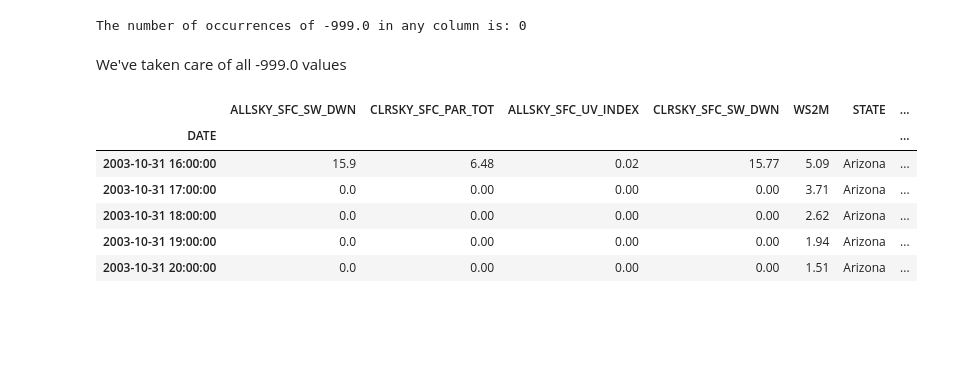
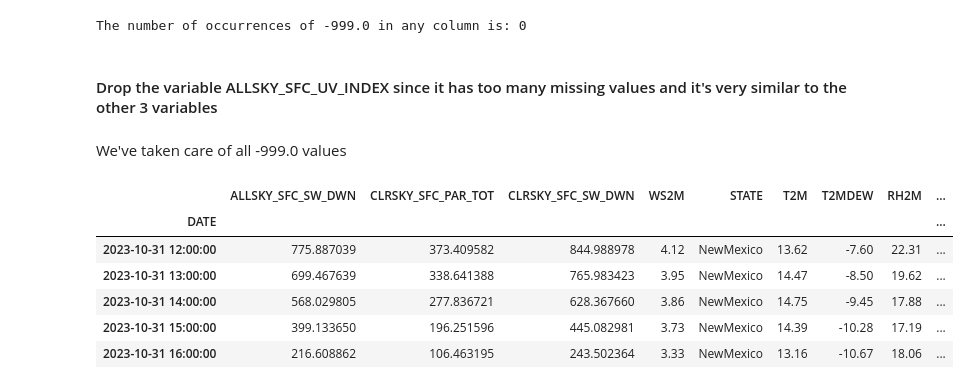
Before and after one commit to cjzaffaroni/Springboard, a Jupyter notebook: CapstoneThree/Capstone3_DataWrangling.ipynb, the cells around one changed output. Drawn from its saved outputs; the diff is of its cells as text; code cells hidden in the pictures; blank space fills up the shorter version.

Commit message:
Update files of Data wrangling and EDA process Capstone 3

```diff
--- a/CapstoneThree/Capstone3_DataWrangling.ipynb
+++ b/CapstoneThree/Capstone3_DataWrangling.ipynb
@@ -1319,22 +1319,3 @@ unique values: DatetimeIndex(['2003-11-19 12:00:00', '2004-01-29 10:00:00',
               dtype='datetime64[ns]', name='DATE', length=3888, freq=None)
 # %% [markdown]
 I'll replace the -999 values with the surrounding average (1 hour before and 1 hour after)
-# %%
-
-# Replace -999 with NaN to average
-
-df.replace(-999.0, np.nan, inplace=True)
-
-# Iterate through columns
-
-for col in ['ALLSKY_SFC_SW_DWN', 'CLRSKY_SFC_PAR_TOT', 'CLRSKY_SFC_PAR_TOT', 'CLRSKY_SFC_SW_DWN']:
-    # Identify rows with -999
-    mask = np.isnan(df[col])
-
-    # Replace -999 with the average of one before and one after
-    df[col] = np.where(mask, (df[col].shift() + df[col].shift(-1)) / 2, df[col])
-
-
-# Display the describe function for the DataFrame with -999 replaced by the average. Take a look at max, min and other information provided in describe
-
-df.describe()
@@ -1350,0 +1322,11 @@ df.describe()
+# %%
+# Replace -999 with NaN to average
+df.replace(-999.0, np.nan, inplace=True)
+
+# Iterate through columns
+for col in ['ALLSKY_SFC_SW_DWN', 'CLRSKY_SFC_PAR_TOT', 'CLRSKY_SFC_PAR_TOT', 'CLRSKY_SFC_SW_DWN']:
+    # Group by the hour of the day and fill NaN with the mean of each group
+    df[col] = df.groupby(df.index.hour)[col].transform(lambda x: x.fillna(x.mean()))
+
+# Display the describe function for the DataFrame with NaN replaced by the mean of the corresponding group. Take a look at max, min, and other information provided in describe
+df.describe()
@@ -1361,18 +1376,23 @@ count_of_occurrences = (df == value_to_find).sum().sum()
 print(f'The number of occurrences of {value_to_find} in any column is: {count_of_occurrences}')
 # %% [output]
 The number of occurrences of -999.0 in any column is: 0
+# %% [markdown]
+#### Drop the variable ALLSKY_SFC_UV_INDEX since it has too many missing values and it's very similar to the other 3 variables
+# %%
+
+df.drop('ALLSKY_SFC_UV_INDEX', axis=1, inplace=True)
 # %% [markdown]
 We've taken care of all -999.0 values
 # %%
 # I will drop the columns YEAR, MO, DY, HR since I already incorporated it into the TIME variable.
 
 df = df.drop(columns=['YEAR','MO','DY','HR'])
-df.head()
+df.tail()
 # %% [output]
-|  | ALLSKY_SFC_SW_DWN | CLRSKY_SFC_PAR_TOT | ALLSKY_SFC_UV_INDEX | CLRSKY_SFC_SW_DWN | WS2M | STATE | ... |
-| DATE |  |  |  |  |  |  | ... |
-| 2003-10-31 16:00:00 | 15.9 | 6.48 | 0.02 | 15.77 | 5.09 | Arizona | ... |
-| 2003-10-31 17:00:00 | 0.0 | 0.00 | 0.00 | 0.00 | 3.71 | Arizona | ... |
-| 2003-10-31 18:00:00 | 0.0 | 0.00 | 0.00 | 0.00 | 2.62 | Arizona | ... |
-| 2003-10-31 19:00:00 | 0.0 | 0.00 | 0.00 | 0.00 | 1.94 | Arizona | ... |
-| 2003-10-31 20:00:00 | 0.0 | 0.00 | 0.00 | 0.00 | 1.51 | Arizona | ... |
+|  | ALLSKY_SFC_SW_DWN | CLRSKY_SFC_PAR_TOT | CLRSKY_SFC_SW_DWN | WS2M | STATE | T2M | T2MDEW | RH2M | ... |
+| DATE |  |  |  |  |  |  |  |  | ... |
+| 2023-10-31 12:00:00 | 775.887039 | 373.409582 | 844.988978 | 4.12 | NewMexico | 13.62 | -7.60 | 22.31 | ... |
+| 2023-10-31 13:00:00 | 699.467639 | 338.641388 | 765.983423 | 3.95 | NewMexico | 14.47 | -8.50 | 19.62 | ... |
+| 2023-10-31 14:00:00 | 568.029805 | 277.836721 | 628.367660 | 3.86 | NewMexico | 14.75 | -9.45 | 17.88 | ... |
+| 2023-10-31 15:00:00 | 399.133650 | 196.251596 | 445.082981 | 3.73 | NewMexico | 14.39 | -10.28 | 17.19 | ... |
+| 2023-10-31 16:00:00 | 216.608862 | 106.463195 | 243.502364 | 3.33 | NewMexico | 13.16 | -10.67 | 18.06 | ... |
```
Also changed, not shown: parts of 5 cells of this notebook.
